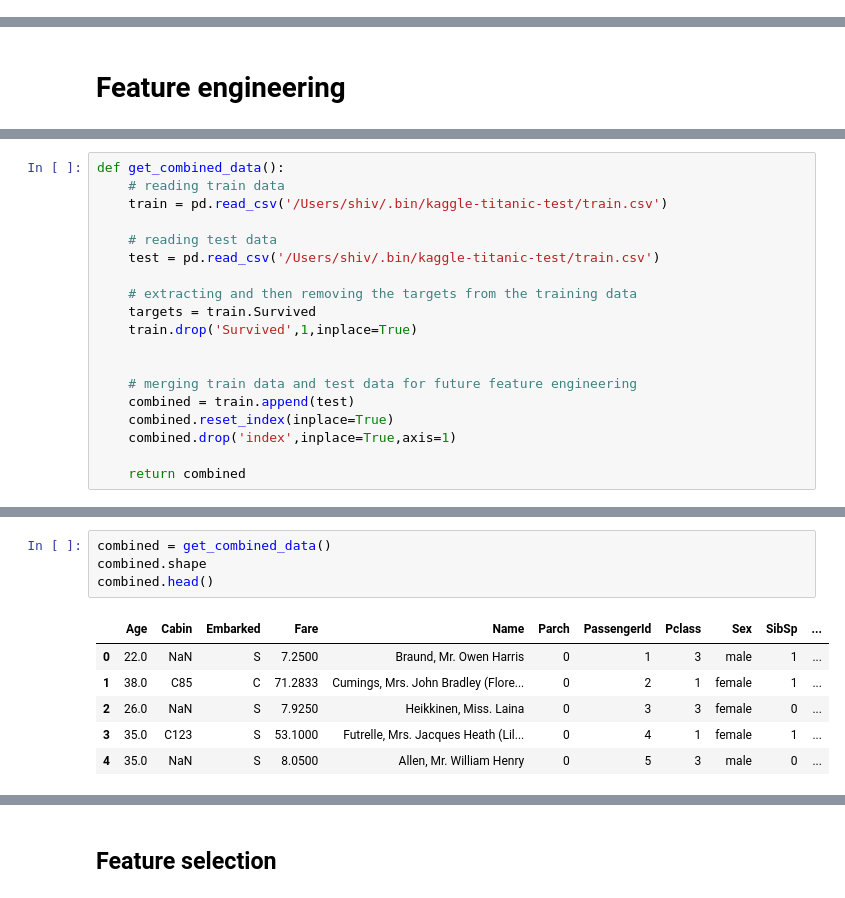
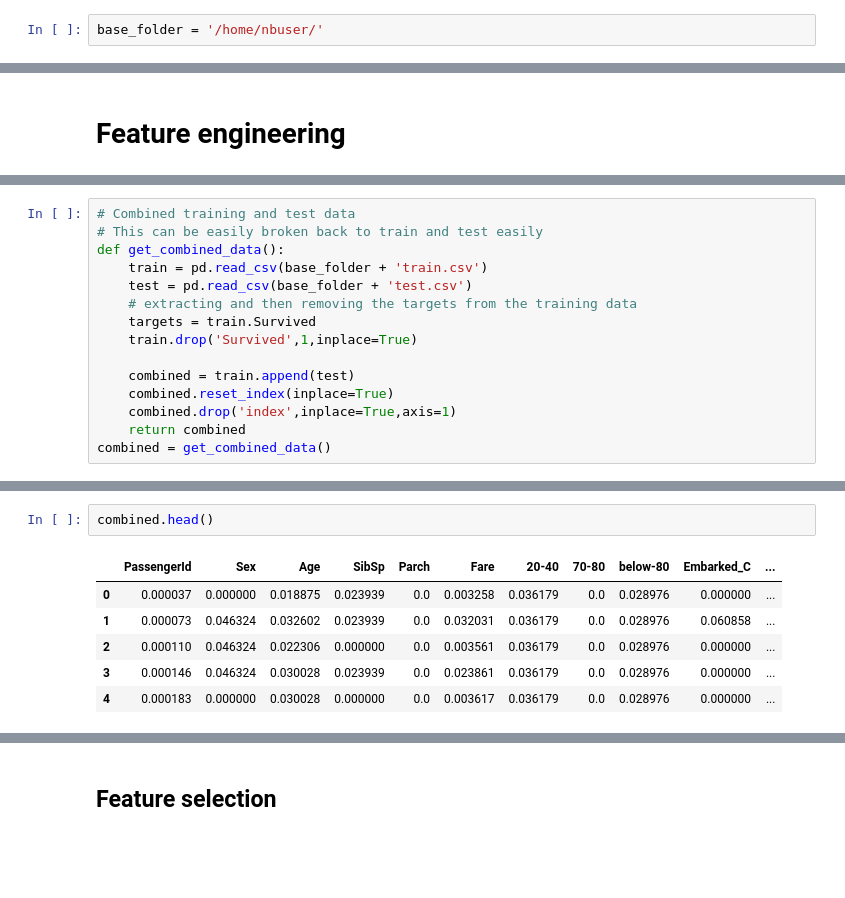
Before and after one commit to codelibra/kaggle-titanic, a Jupyter notebook: kaggle-titanic.ipynb, the cells around one changed output, grey strips where cells are left out. Cells and saved outputs as stored; diff of their text form; blank space fills up the shorter version.

```diff
--- a/kaggle-titanic.ipynb
+++ b/kaggle-titanic.ipynb
@@ -26,0 +3,2 @@ pd.options.display.max_rows = 100
+# %%
+base_folder = '/home/nbuser/'
@@ -132,20 +160,16 @@ def status(feature):
     print 'Processing',feature,': ok'
 # %%
+# Combined training and test data
+# This can be easily broken back to train and test easily
 def get_combined_data():
-    # reading train data
-    train = pd.read_csv('/Users/shiv/.bin/kaggle-titanic-test/train.csv')
-
-    # reading test data
-    test = pd.read_csv('/Users/shiv/.bin/kaggle-titanic-test/train.csv')
-
+    train = pd.read_csv(base_folder + 'train.csv')
+    test = pd.read_csv(base_folder + 'test.csv')
     # extracting and then removing the targets from the training data
     targets = train.Survived
     train.drop('Survived',1,inplace=True)
 
-
-    # merging train data and test data for future feature engineering
     combined = train.append(test)
     combined.reset_index(inplace=True)
     combined.drop('index',inplace=True,axis=1)
-
     return combined
+combined = get_combined_data()
@@ -152,11 +215,9 @@ def get_combined_data():
 # %%
-combined = get_combined_data()
-combined.shape
 combined.head()
 # %% [output]
-|  | Age | Cabin | Embarked | Fare | Name | Parch | PassengerId | Pclass | Sex | SibSp | ... |
-| 0 | 22.0 | NaN | S | 7.2500 | Braund, Mr. Owen Harris | 0 | 1 | 3 | male | 1 | ... |
-| 1 | 38.0 | C85 | C | 71.2833 | Cumings, Mrs. John Bradley (Flore... | 0 | 2 | 1 | female | 1 | ... |
-| 2 | 26.0 | NaN | S | 7.9250 | Heikkinen, Miss. Laina | 0 | 3 | 3 | female | 0 | ... |
-| 3 | 35.0 | C123 | S | 53.1000 | Futrelle, Mrs. Jacques Heath (Lil... | 0 | 4 | 1 | female | 1 | ... |
-| 4 | 35.0 | NaN | S | 8.0500 | Allen, Mr. William Henry | 0 | 5 | 3 | male | 0 | ... |
+|  | PassengerId | Sex | Age | SibSp | Parch | Fare | 20-40 | 70-80 | below-80 | Embarked_C | ... |
+| 0 | 0.000037 | 0.000000 | 0.018875 | 0.023939 | 0.0 | 0.003258 | 0.036179 | 0.0 | 0.028976 | 0.000000 | ... |
+| 1 | 0.000073 | 0.046324 | 0.032602 | 0.023939 | 0.0 | 0.032031 | 0.036179 | 0.0 | 0.028976 | 0.060858 | ... |
+| 2 | 0.000110 | 0.046324 | 0.022306 | 0.000000 | 0.0 | 0.003561 | 0.036179 | 0.0 | 0.028976 | 0.000000 | ... |
+| 3 | 0.000146 | 0.046324 | 0.030028 | 0.023939 | 0.0 | 0.023861 | 0.036179 | 0.0 | 0.028976 | 0.000000 | ... |
+| 4 | 0.000183 | 0.000000 | 0.030028 | 0.000000 | 0.0 | 0.003617 | 0.036179 | 0.0 | 0.028976 | 0.000000 | ... |
```
Also changed, not shown: parts of 74 cells of this notebook.
